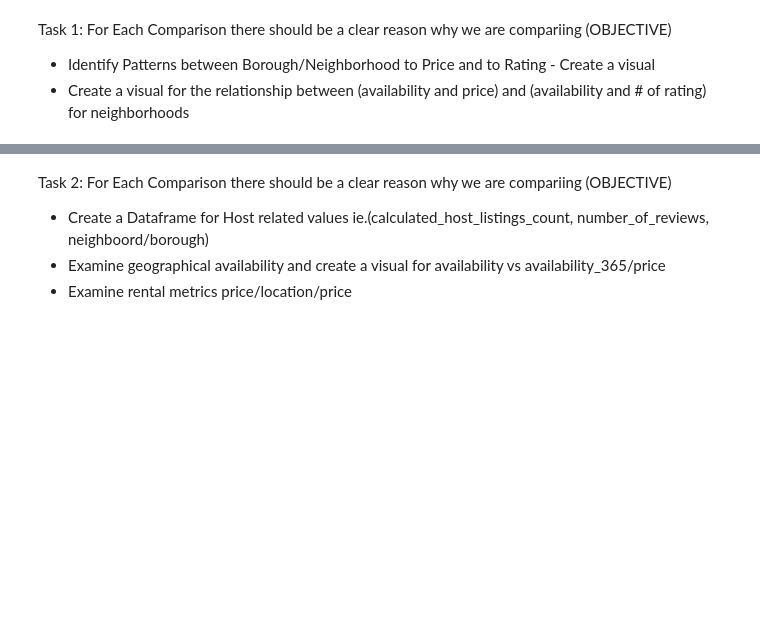
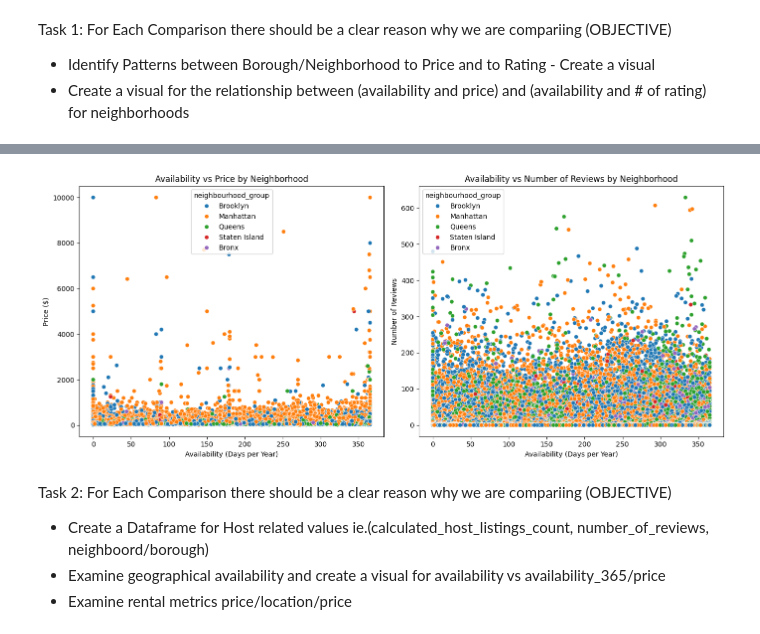
Before and after one commit to Arda-Dinc04/Airbnb-Project, a Jupyter notebook: Test.ipynb, the cells around one changed output, grey strips where cells are left out. Cells and saved outputs as stored; diff of their text form; code cells hidden in the pictures; blank space fills up the shorter version.

```diff
--- a/Test.ipynb
+++ b/Test.ipynb
@@ -25,3 +47,22 @@ Task 1: For Each Comparison there should be a clear reason why we are compariing
+# %%
+fig, axes = plt.subplots(1, 2, figsize=(14, 6))
+
+# Visualization for Availability vs Price
+sns.scatterplot(ax=axes[0], data=dataAribnb, x='availability_365', y='price', hue='neighbourhood_group')
+axes[0].set_title('Availability vs Price by Neighborhood')
+axes[0].set_xlabel('Availability (Days per Year)')
+axes[0].set_ylabel('Price ($)')
+
+# Visualization for Availability vs Number of Reviews
+sns.scatterplot(ax=axes[1], data=dataAribnb, x='availability_365', y='number_of_reviews', hue='neighbourhood_group')
+axes[1].set_title('Availability vs Number of Reviews by Neighborhood')
+axes[1].set_xlabel('Availability (Days per Year)')
+axes[1].set_ylabel('Number of Reviews')
+
+plt.tight_layout()
+plt.show()
+# %% [output]
+[figure, added]
 # %%
 #Code for Task 1
 # %% [markdown]
```
Also changed, not shown: parts of 2 cells of this notebook.
